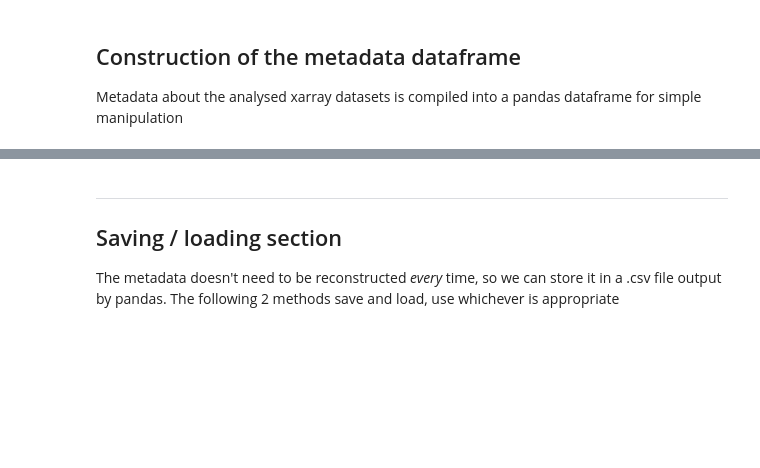
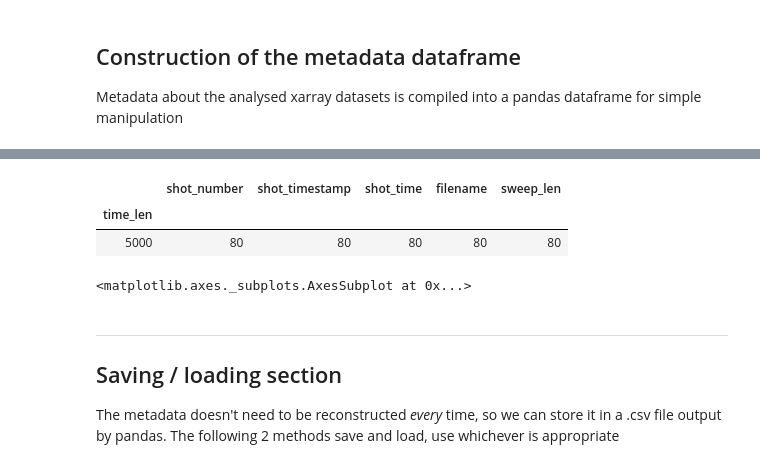
Before and after one commit to jackleland/flopter, a Jupyter notebook: analysis/jupyter/magnum-2-analysis/result_concatenation_2.ipynb, the cells around one changed output, grey strips where cells are left out. Cells and saved outputs as stored; diff of their text form; code cells hidden in the pictures; blank space fills up the shorter version.

```diff
--- a/analysis/jupyter/magnum-2-analysis/result_concatenation_2.ipynb
+++ b/analysis/jupyter/magnum-2-analysis/result_concatenation_2.ipynb
@@ -58,6 +68,16 @@ for i, anal_ds in enumerate(analysed_dataset_fns):
     })
 
 analysed_infos_df = pd.DataFrame(analysed_infos).set_index('adc_index')
+# %%
+analysed_infos_df.groupby('time_len').count()
+# %% [output]
+|  | shot_number | shot_timestamp | shot_time | filename | sweep_len |
+| time_len |  |  |  |  |  |
+| 5000 | 80 | 80 | 80 | 80 | 80 |
+# %%
+analysed_infos_df.groupby('sweep_len').count().plot()
+# %% [output]
+<matplotlib.axes._subplots.AxesSubplot at 0x...>
 # %% [markdown]
 ---
 ## Saving / loading section
```
Also changed, not shown: parts of 19 cells of this notebook, 12 other files.
